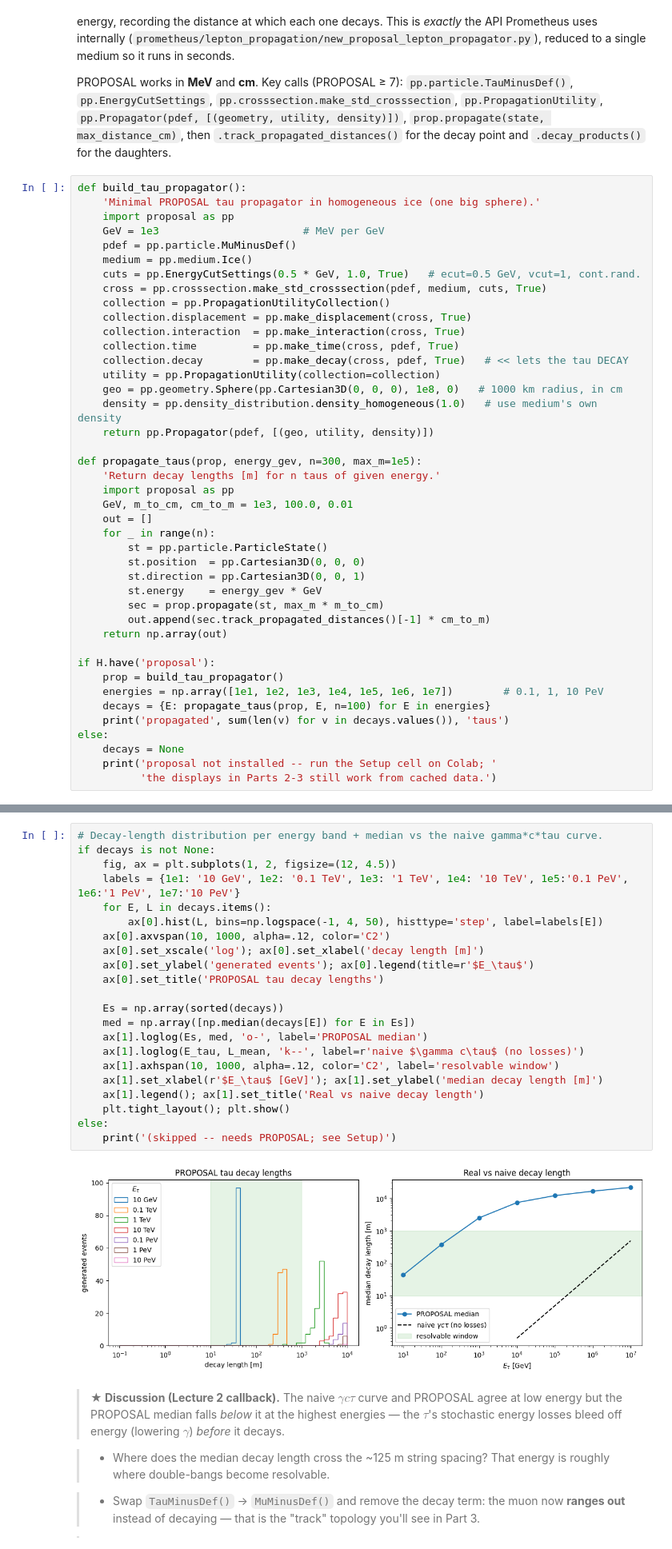
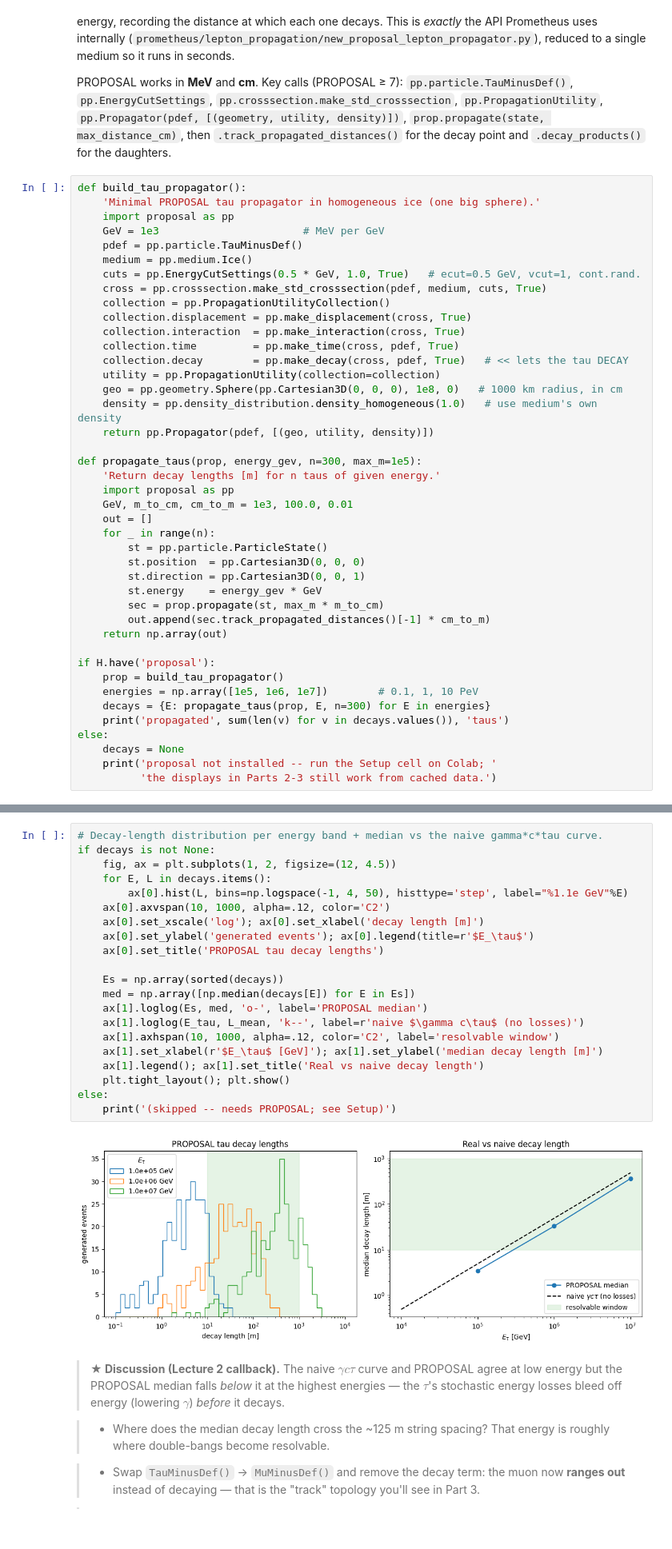
Before and after one commit to nickkamp1/CNP_Neutrino_Interactions, a Jupyter notebook: Lecture3_Simulation/2_propagation_and_light.ipynb, the cells around one changed output, grey strips where cells are left out. Shown at 80% size. Cells and saved outputs as stored; diff of their text form.

```diff
--- a/Lecture3_Simulation/2_propagation_and_light.ipynb
+++ b/Lecture3_Simulation/2_propagation_and_light.ipynb
@@ -155,7 +155,7 @@ def build_tau_propagator():
     'Minimal PROPOSAL tau propagator in homogeneous ice (one big sphere).'
     import proposal as pp
     GeV = 1e3                       # MeV per GeV
-    pdef = pp.particle.MuMinusDef()
+    pdef = pp.particle.TauMinusDef()
     medium = pp.medium.Ice()
     cuts = pp.EnergyCutSettings(0.5 * GeV, 1.0, True)   # ecut=0.5 GeV, vcut=1, cont.rand.
     cross = pp.crosssection.make_std_crosssection(pdef, medium, cuts, True)
@@ -185,8 +185,8 @@ def propagate_taus(prop, energy_gev, n=300, max_m=1e5):
 
 if H.have('proposal'):
     prop = build_tau_propagator()
-    energies = np.array([1e1, 1e2, 1e3, 1e4, 1e5, 1e6, 1e7])        # 0.1, 1, 10 PeV
-    decays = {E: propagate_taus(prop, E, n=100) for E in energies}
+    energies = np.array([1e5, 1e6, 1e7])        # 0.1, 1, 10 PeV
+    decays = {E: propagate_taus(prop, E, n=300) for E in energies}
     print('propagated', sum(len(v) for v in decays.values()), 'taus')
 else:
     decays = None
@@ -197,27 +197,26 @@ propagated 700 taus
 # %%
 # Decay-length distribution per energy band + median vs the naive gamma*c*tau curve.
 if decays is not None:
     fig, ax = plt.subplots(1, 2, figsize=(12, 4.5))
-    labels = {1e1: '10 GeV', 1e2: '0.1 TeV', 1e3: '1 TeV', 1e4: '10 TeV', 1e5:'0.1 PeV', 1e6:'1 PeV', 1e7:'10 PeV'}
     for E, L in decays.items():
-        ax[0].hist(L, bins=np.logspace(-1, 4, 50), histtype='step', label=labels[E])
+        ax[0].hist(L, bins=np.logspace(-1, 4, 50), histtype='step', label="%1.1e GeV"%E)
     ax[0].axvspan(10, 1000, alpha=.12, color='C2')
     ax[0].set_xscale('log'); ax[0].set_xlabel('decay length [m]')
     ax[0].set_ylabel('generated events'); ax[0].legend(title=r'$E_\tau$')
     ax[0].set_title('PROPOSAL tau decay lengths')
 
     Es = np.array(sorted(decays))
     med = np.array([np.median(decays[E]) for E in Es])
     ax[1].loglog(Es, med, 'o-', label='PROPOSAL median')
     ax[1].loglog(E_tau, L_mean, 'k--', label=r'naive $\gamma c\tau$ (no losses)')
     ax[1].axhspan(10, 1000, alpha=.12, color='C2', label='resolvable window')
     ax[1].set_xlabel(r'$E_\tau$ [GeV]'); ax[1].set_ylabel('median decay length [m]')
     ax[1].legend(); ax[1].set_title('Real vs naive decay length')
     plt.tight_layout(); plt.show()
 else:
     print('(skipped -- needs PROPOSAL; see Setup)')
 # %% [output]
-[figure, old version]
+[figure, new version]
 # %% [markdown]
 > **★ Discussion (Lecture 2 callback).** The naive $\gamma c\tau$ curve and PROPOSAL agree at
 > low energy but the PROPOSAL median falls *below* it at the highest energies — the $\tau$'s
```
Also changed, not shown: parts of 8 cells of this notebook.
